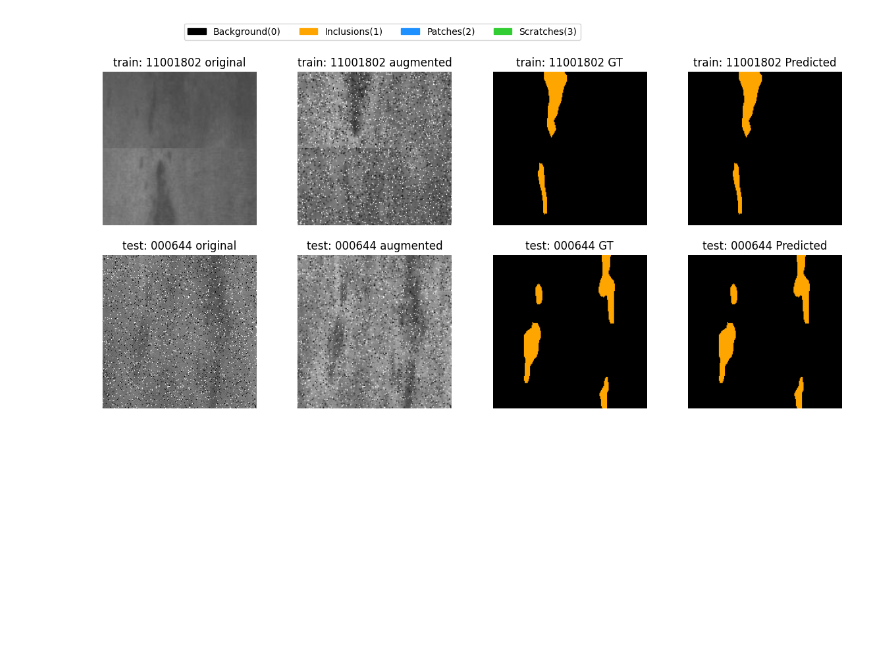
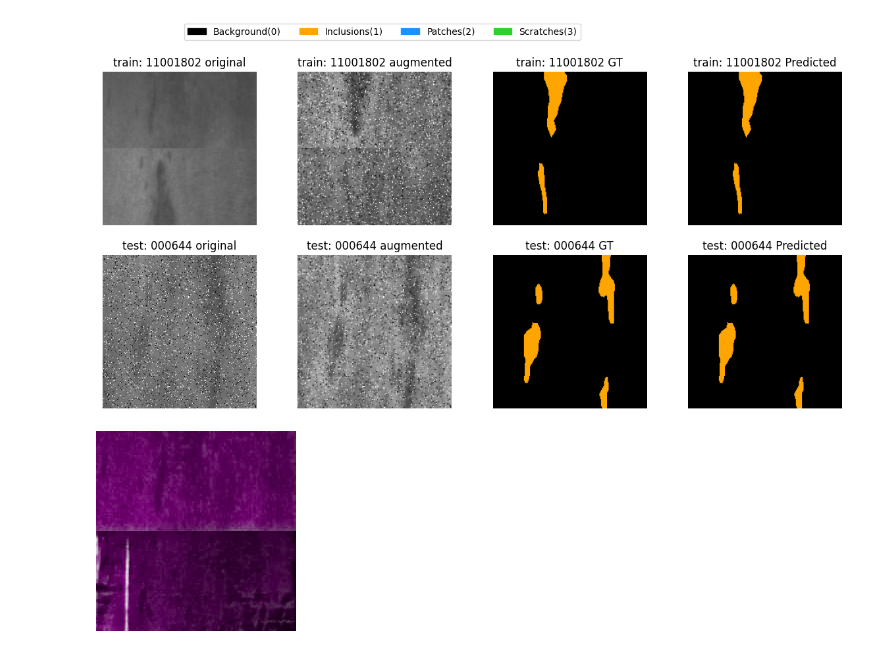
Before and after one commit to ymir-twice/-, a Jupyter notebook: vis_result.ipynb, the cells around one changed output. Saved outputs shown, nothing was run; the diff lists cells and outputs as text; code cells hidden in the pictures; blank space fills up the shorter version.

```diff
--- a/vis_result.ipynb
+++ b/vis_result.ipynb
@@ -119,3 +119,82 @@ plot_result( np.random.choice(trainmeta['id']), True, axes[0])
 plot_result( np.random.choice(testmeta['id']), False, axes[1])
 # %% [output]
 [figure]
+# %%
+import numpy as np
+from PIL import Image
+import cv2 as cv
+
+def build_laplacian_pyramid(channel, levels):
+    # 构建高斯金字塔
+    gaussian_pyramid = [channel]
+    for i in range(levels):
+        channel = cv2.pyrDown(channel)
+        gaussian_pyramid.append(channel)
+
+    # 构建拉普拉斯金字塔
+    laplacian_pyramid = []
+    for i in range(levels, 0, -1):
+        gaussian_expanded = cv2.pyrUp(gaussian_pyramid[i], dstsize=(gaussian_pyramid[i-1].shape[1], gaussian_pyramid[i-1].shape[0]))
+        laplacian = cv2.subtract(gaussian_pyramid[i-1], gaussian_expanded)
+        laplacian_pyramid.append(laplacian)
+
+    return laplacian_pyramid
+
+def enhance_laplacian_pyramid(laplacian_pyramid, alpha):
+    # 增强拉普拉斯金字塔的每一层
+    enhanced_pyramid = [lap * alpha for lap in laplacian_pyramid]
+    return enhanced_pyramid
+
+def reconstruct_from_laplacian_pyramid(laplacian_pyramid, original_shape):
+    # 从增强后的拉普拉斯金字塔重建图像
+    channel = laplacian_pyramid[0]
+    for i in range(1, len(laplacian_pyramid)):
+        channel = cv2.pyrUp(channel, dstsize=(laplacian_pyramid[i].shape[1], laplacian_pyramid[i].shape[0]))
+        channel = cv2.add(channel, laplacian_pyramid[i])
+    # Resize to the original shape to match the other channels
+    channel = cv2.resize(channel, (original_shape[1], original_shape[0]))
+    return channel
+
+def laplacian_pyramid_enhance_opencv(img, alpha=1.5, num_levels=5, channel_index=0):
+    # 读取图像
+    img = np.array(img)
+    img = img.astype(np.float32)  # 转换为浮点数格式以增强对比度
+
+    # 将图像分为 B, G, R 三个通道，并转换为可修改的列表
+    channels = list(cv2.split(img))
+
+    # 对指定通道应用拉普拉斯金字塔增强
+    original_shape = channels[channel_index].shape
+    laplacian_pyr = build_laplacian_pyramid(channels[channel_index], num_levels)
+    enhanced_pyr = enhance_laplacian_pyramid(laplacian_pyr, alpha)
+    enhanced_channel = reconstruct_from_laplacian_pyramid(enhanced_pyr, original_shape)
+
+    # 将增强后的通道值限制在 0-255 之间，并转换为 uint8 格式
+    enhanced_channel = np.clip(enhanced_channel, 0, 255).astype(np.uint8)
+    channels[channel_index] = enhanced_channel  # 替换指定通道
+    for i in range(len(channels)):
+        channels[i] = cv2.resize(channels[i], (original_shape[1], original_shape[0]))
+        channels[i] = channels[i].astype(np.uint8)
+    # 合并通道
+    enhanced_img = cv2.merge(channels)
+
+    return Image.fromarray(enhanced_img.astype(np.uint8))
+
+def CLAHE(img, clipLimit=2.0, tileGridSize=(8,8)):
+    r_img = np.array(img)
+    r_img = cv2.cvtColor(r_img, cv2.COLOR_RGB2LAB)
+    r_img_l = r_img[:, :, 0] # Convert to range [0,1]
+    clahe = cv2.createCLAHE(clipLimit=clipLimit, tileGridSize=tileGridSize)
+    r_img_l = clahe.apply(r_img_l)
+    r_img[:, :, 0] = r_img_l
+    r_img = cv2.cvtColor(r_img, cv2.COLOR_LAB2RGB)
+    return Image.fromarray(r_img)
+
+# 示例使用
+image_path = "data/images/training/11001802.jpg"
+image = Image.open(image_path)
+image = CLAHE(image)
+image = laplacian_pyramid_enhance_opencv(image, alpha=2, num_levels=3, channel_index=1)
+image
+# %% [output]
+[figure, added]
```
Also changed, not shown: parts of 4 cells of this notebook, 4 other files.
